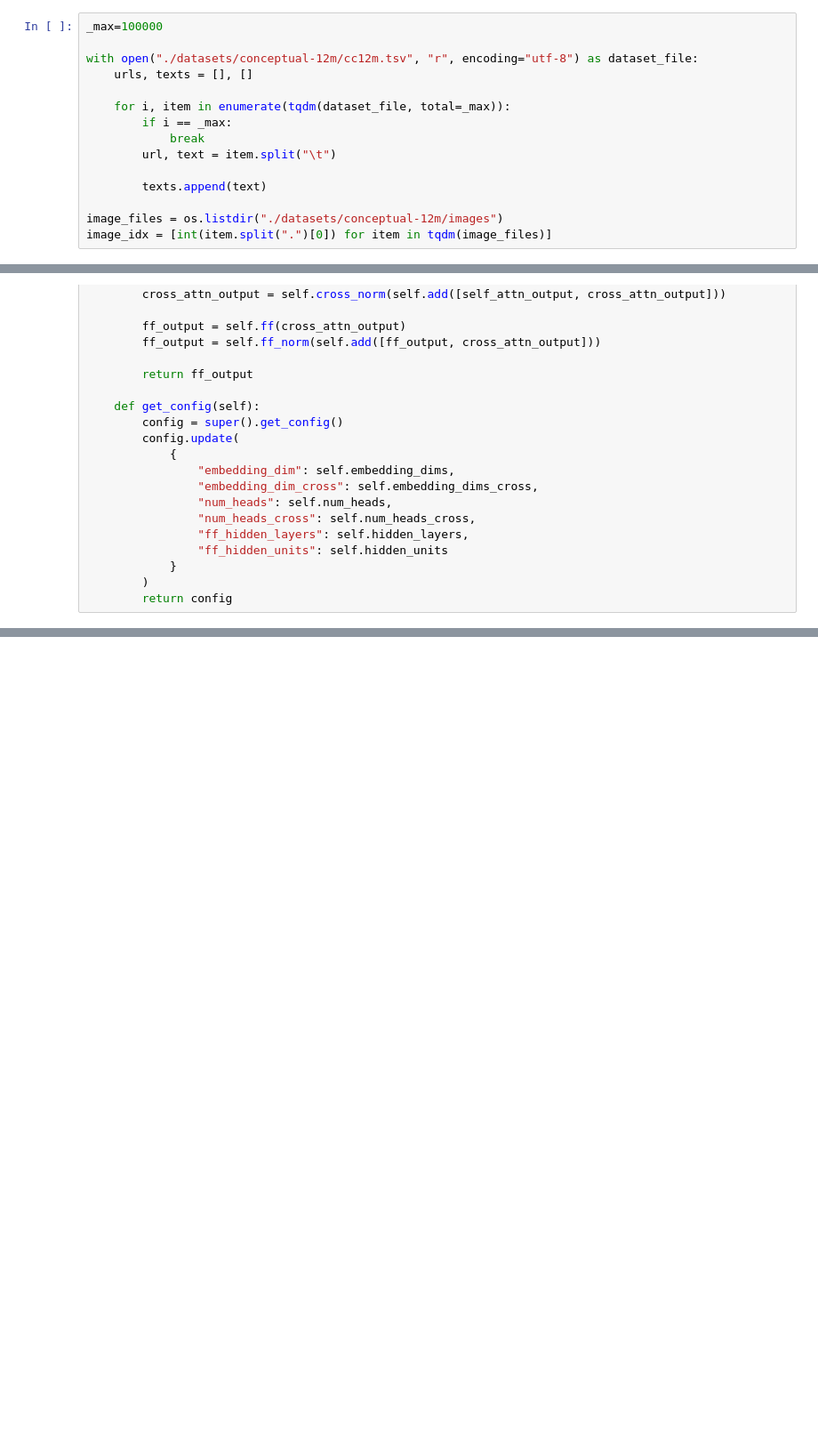
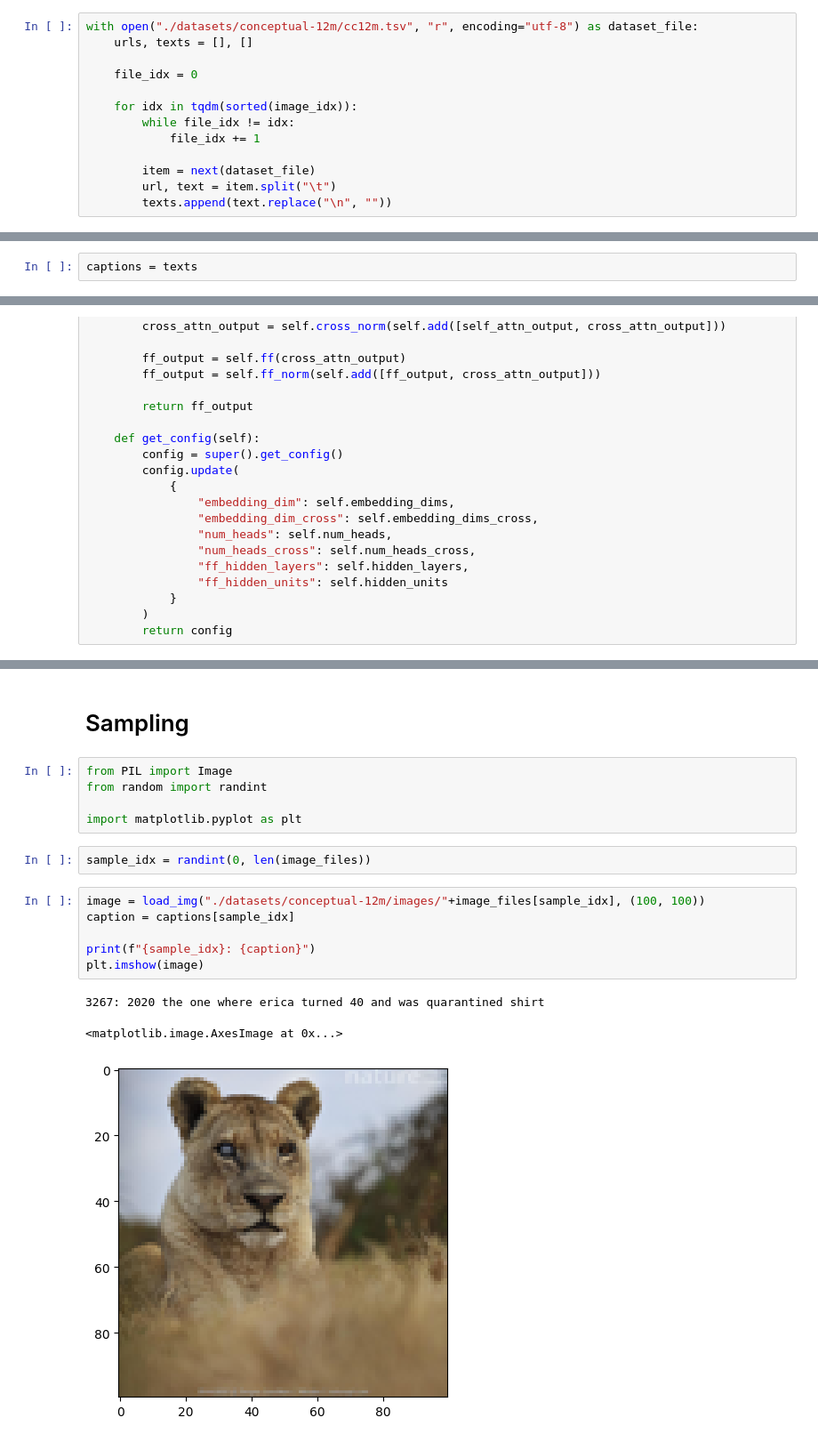
Before and after one commit to vedant-jumle/VIT_region_approx, a Jupyter notebook: VIT-base.ipynb, the cells around one changed output, grey strips where cells are left out. Shown at 89% size. Drawn from its saved outputs; the diff is of its cells as text; blank space fills up the shorter version.

```diff
--- a/VIT-base.ipynb
+++ b/VIT-base.ipynb
@@ -71,15 +75,13 @@ vocab_size = tokenizer.vocab_size
 # %%
-_max=100000
-
 with open("./datasets/conceptual-12m/cc12m.tsv", "r", encoding="utf-8") as dataset_file:
     urls, texts = [], []
 
-    for i, item in enumerate(tqdm(dataset_file, total=_max)):
-        if i == _max:
-            break
+    file_idx = 0
+
+    for idx in tqdm(sorted(image_idx)):
+        while file_idx != idx:
+            file_idx += 1
+
+        item = next(dataset_file)
         url, text = item.split("\t")
-
-        texts.append(text)
-
-image_files = os.listdir("./datasets/conceptual-12m/images")
-image_idx = [int(item.split(".")[0]) for item in tqdm(image_files)]
+        texts.append(text.replace("\n", ""))
@@ -93,3 +88,5 @@ for i, item in enumerate(image_idx):
+# %%
+captions = texts
 # %%
 image_files = np.array(image_files, dtype=str)
 captions = np.array(captions, dtype=str)
@@ -407,0 +528,19 @@ KeyboardInterrupt:
+# %% [markdown]
+# Sampling
+# %%
+from PIL import Image
+from random import randint
+
+import matplotlib.pyplot as plt
+# %%
+sample_idx = randint(0, len(image_files))
+# %%
+image = load_img("./datasets/conceptual-12m/images/"+image_files[sample_idx], (100, 100))
+caption = captions[sample_idx]
+
+print(f"{sample_idx}: {caption}")
+plt.imshow(image)
+# %% [output]
+3267: 2020 the one where erica turned 40 and was quarantined shirt
+<matplotlib.image.AxesImage at 0x...>
+[figure, added]
```
Also changed, not shown: parts of 12 cells of this notebook, 3 other files.
